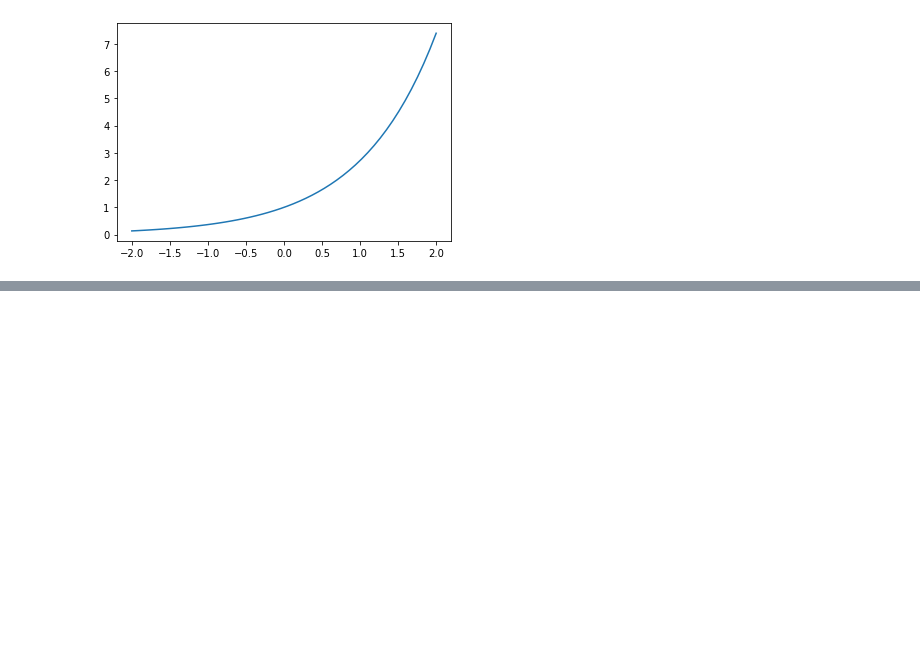
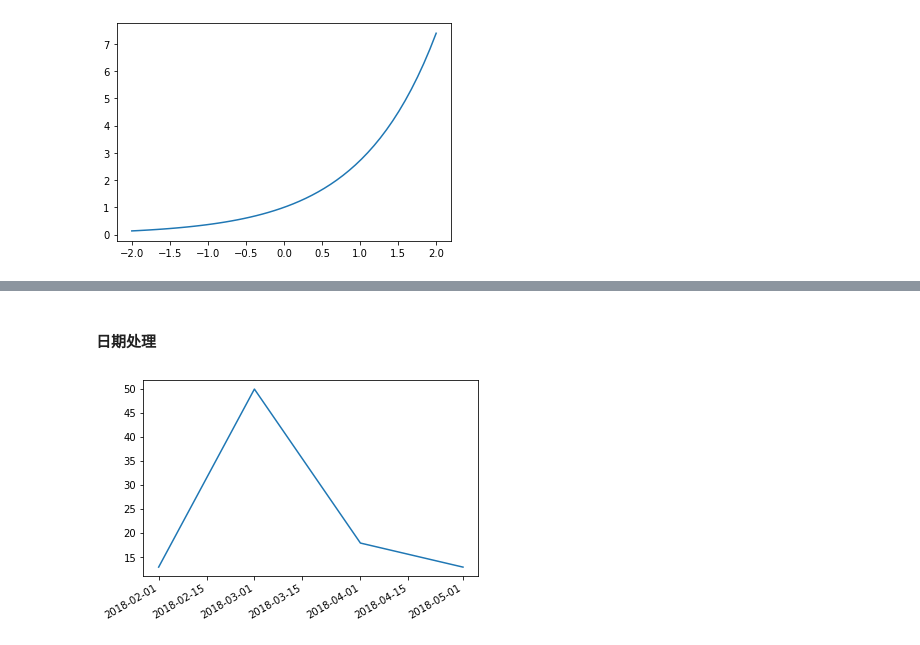
Before and after one commit to fragementaryworld/notes, a Jupyter notebook: matplotlib.ipynb, the cells around one changed output, grey strips where cells are left out. Saved outputs shown, nothing was run; the diff lists cells and outputs as text; code cells hidden in the pictures; blank space fills up the shorter version.

```diff
--- a/matplotlib.ipynb
+++ b/matplotlib.ipynb
@@ -332,0 +360,12 @@ plt.show()
+# %% [markdown]
+#### 日期处理
+# %%
+from datetime import datetime
+dates = ["2018-02-01","2018-03-01","2018-04-01","2018-05-01"]
+x=[datetime.strptime(i,"%Y-%m-%d").date()  for i in dates]
+y=[13,50,18,13]
+plt.plot(x,y)
+plt.gcf().autofmt_xdate()  #通过 gcf 中的 autofmt_xdate 方法来对日期的显示进行一个旋转。
+plt.show()
+# %% [output]
+[figure, added]
```
Also changed, not shown: parts of 25 cells of this notebook.
